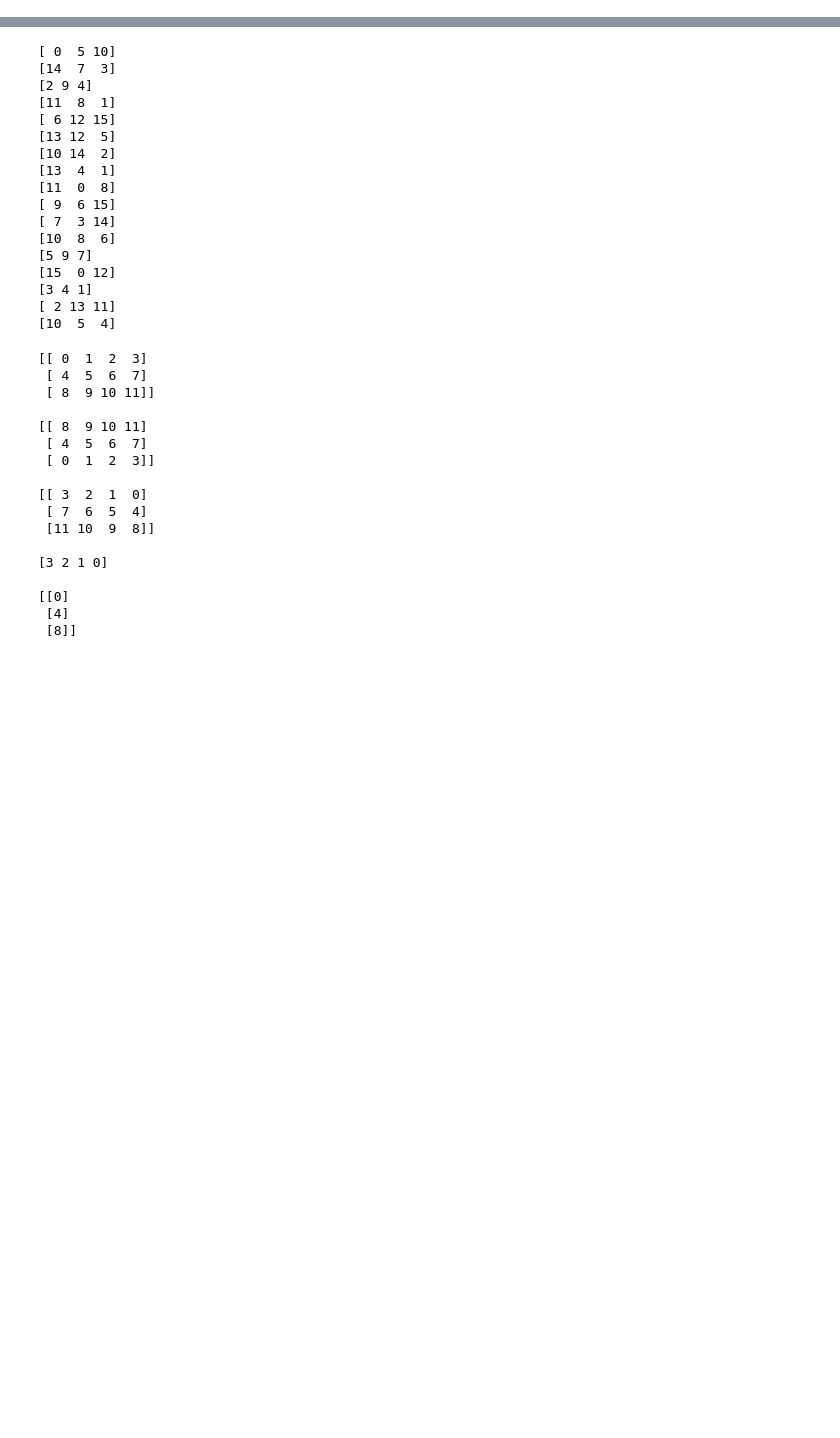
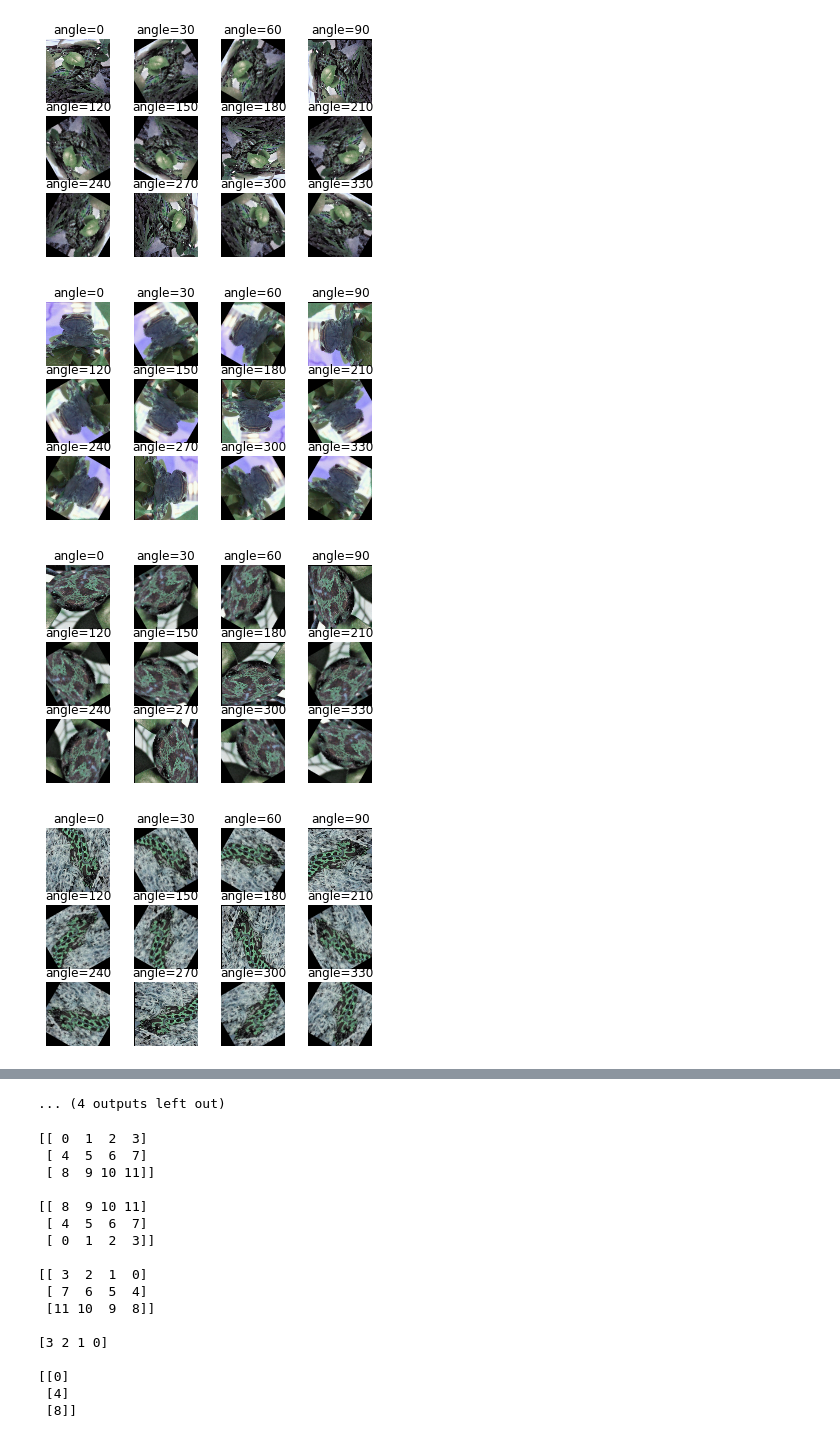
Before and after one commit to Tsutomu-dayoo/DNN_lerning, a Jupyter notebook: dataset_preperation.ipynb, the cells around one changed output, grey strips where cells are left out. Cells and saved outputs as stored; diff of their text form; code cells hidden in the pictures; blank space fills up the shorter version.

```diff
--- a/dataset_preperation.ipynb
+++ b/dataset_preperation.ipynb
@@ -14,6 +29,7 @@ plt.imshow(img2)
 import cv2
 import numpy as np
 from glob import glob
+from matplotlib import pyplot as plt
 import copy
 
 num_classes = 2
@@ -37,7 +53,7 @@ def data_load(path, hf = False, vf = False, rot = False): #hf:左右反転、vf:
 
         for i, cls in enumerate(CLS): #akahara->0, madara->1　インデックスと要素を取得
           if cls in path:#要素の名前と同じファイル名があればその数字でラベル付け
-            #t = i
+            t = i
             ts.append(i)#対応するラベルを配列化
 
             paths.append(path)#対応するラベルを配列化
@@ -54,35 +70,74 @@ def data_load(path, hf = False, vf = False, rot = False): #hf:左右反転、vf:
               xs.append(x[::-1, ::-1])
               ts.append(t)
               paths.append(path)
-            #if rot:
+            if rot != False:
+              angle = rot
+              scale = 1
 
+              # show
+              a_num = 360 // rot#//で割り算の商のみを取得
+              w_num = np.ceil(np.sqrt(a_num))
+              h_num = np.ceil(a_num / w_num)
+              count = 1
+              plt.subplot(h_num, w_num, count)
+              plt.axis('off')
+              plt.imshow(x)
+              plt.title("angle=0")
+
+              while angle < 360:
+                _w,_h,_c = x.shape#横、縦、RGMを取得
+                max_size = max(_w,_h)
+                tem = np.zeros((max_size,max_size,_c))#０で初期化
+                tx = int((max_size - _w) / 2)
+                ty = int((max_size - _h) / 2)
+                tem[ty: ty+_h, tx: tx+_w] = x.copy()
+                M = cv2.getRotationMatrix2D((max_size/2,max_size/2),angle,1)#cv2.getRotationMatrix2D((回転の中心),回転角度,倍率)
+                _x = cv2.warpAffine(tem,M,(max_size,max_size))
+                _x = _x[tx:tx+_w,ty:ty+_h]
+                xs.append(x)
+                ts.append(t)
+                paths.append(path)
+
+                # show
+                count += 1
+                plt.subplot(h_num, w_num, count)
+                plt.imshow(_x)
+                plt.axis('off')
+                plt.title("angle={}".format(angle))
+
+                angle += rot
+            plt.show()
 
     xs = np.array(xs, dtype=np.float32)#行列化
     ts = np.array(ts, dtype=np.int)
     xs = xs.transpose(0,3,1,2)
 
     return xs, ts, paths
 
-xs, ts, paths = data_load('drive/My Drive/images/')
+xs, ts, paths = data_load('drive/My Drive/images/',hf=False,vf=False,rot=30)
 
 mb = 3#ミニバッチの数
 mbi = 0
 train_ind = np.arange(len(paths))#data数を数える->[ 0  1  2  3  4  5  6  7  8  9 10 11 12 13 14 15]
 np.random.shuffle(train_ind)#引数をランダムにして元の引数に戻す、この場合はtrain_indをそのまま使える
 
 epoch_max = 3
 epoch = 0
 
 while epoch < epoch_max:
   if mbi + mb > len(xs):
       mb_ind = copy.copy(train_ind)[mbi:]
       np.random.shuffle(train_ind)
       mb_ind = np.hstack((mb_ind, train_ind[:(mb-(len(xs)-mbi))]))
       mbi = mb - (len(xs) - mbi)
       epoch += 1
   else:
       mb_ind = train_ind[mbi: mbi+mb]
       mbi += mb
 
-  print(mb_ind)
+  #print(mb_ind)
 # %% [output]
+[figure, added]
+[figure, added]
+[figure, added]
+[figure, added]
@@ -89,20 +152,4 @@ while epoch < epoch_max:
-[ 0  5 10]
-[14  7  3]
-[2 9 4]
-[11  8  1]
-[ 6 12 15]
-[13 12  5]
-[10 14  2]
-[13  4  1]
-[11  0  8]
-[ 9  6 15]
-[ 7  3 14]
-[10  8  6]
-[5 9 7]
-[15  0 12]
-[3 4 1]
-[ 2 13 11]
-[10  5  4]
+... (4 outputs left out)
 # %%
 a = np.arange(12).reshape((3, 4))
 print(a)
```
Also changed, not shown: parts of 4 cells of this notebook.
